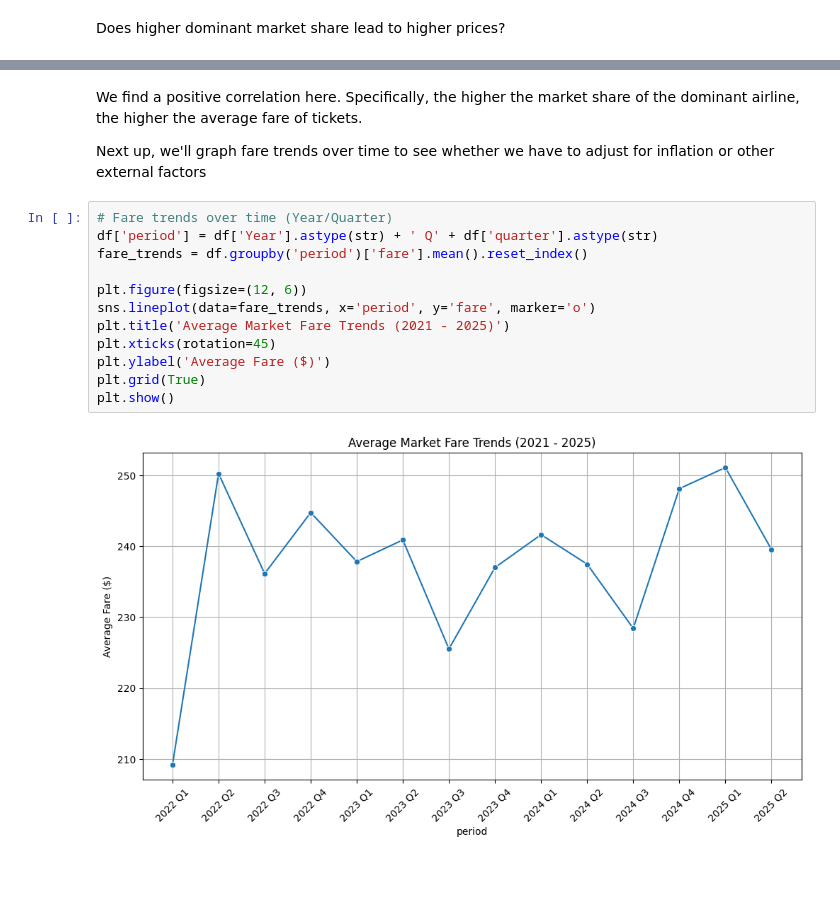
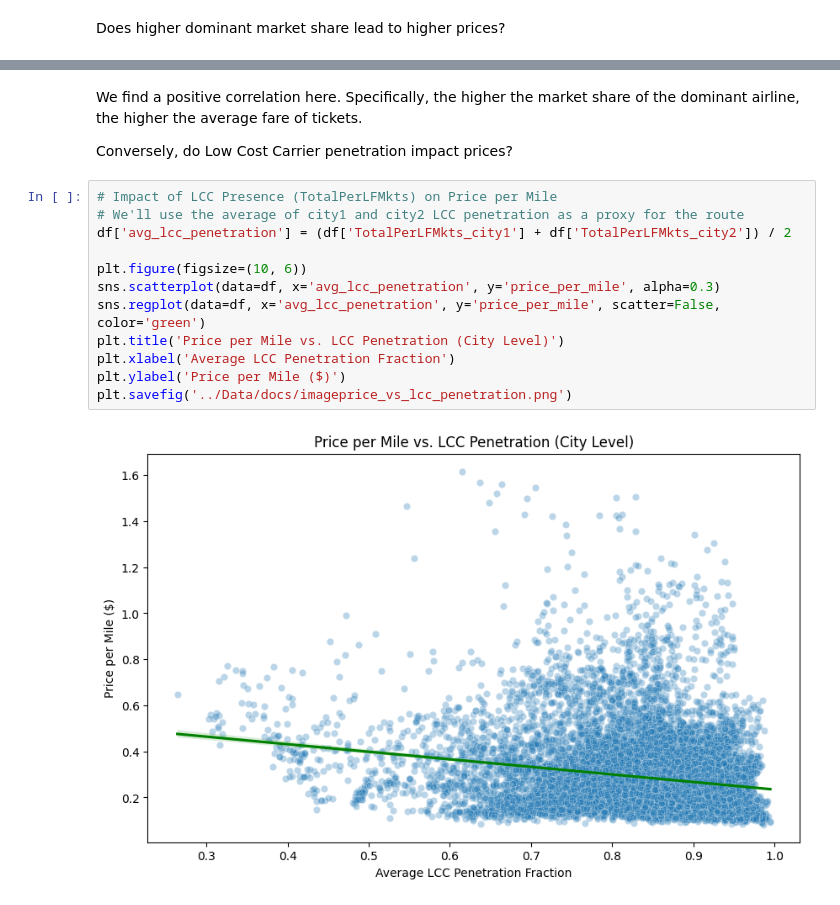
Before and after one commit to Gandalfthegloom/sdss_2026, a Jupyter notebook: scripts/00_EDA.ipynb, the cells around one changed output, grey strips where cells are left out. Cells and saved outputs as stored; diff of their text form; blank space fills up the shorter version.

Commit message:
output EDA images

```diff
--- a/scripts/00_EDA.ipynb
+++ b/scripts/00_EDA.ipynb
@@ -66,18 +86,18 @@ max          1.616512      1.000000
 # %% [markdown]
 We find a positive correlation here. Specifically, the higher the market share of the dominant airline, the higher the average fare of tickets.
 
-Next up, we'll graph fare trends over time to see whether we have to adjust for inflation or other external factors
+Conversely, do Low Cost Carrier penetration impact prices?
-# %%
-# Fare trends over time (Year/Quarter)
-df['period'] = df['Year'].astype(str) + ' Q' + df['quarter'].astype(str)
-fare_trends = df.groupby('period')['fare'].mean().reset_index()
-
-plt.figure(figsize=(12, 6))
-sns.lineplot(data=fare_trends, x='period', y='fare', marker='o')
-plt.title('Average Market Fare Trends (2021 - 2025)')
-plt.xticks(rotation=45)
-plt.ylabel('Average Fare ($)')
-plt.grid(True)
-plt.show()
-# %% [output]
-[figure, removed]
+# %%
+# Impact of LCC Presence (TotalPerLFMkts) on Price per Mile
+# We'll use the average of city1 and city2 LCC penetration as a proxy for the route
+df['avg_lcc_penetration'] = (df['TotalPerLFMkts_city1'] + df['TotalPerLFMkts_city2']) / 2
+
+plt.figure(figsize=(10, 6))
+sns.scatterplot(data=df, x='avg_lcc_penetration', y='price_per_mile', alpha=0.3)
+sns.regplot(data=df, x='avg_lcc_penetration', y='price_per_mile', scatter=False, color='green')
+plt.title('Price per Mile vs. LCC Penetration (City Level)')
+plt.xlabel('Average LCC Penetration Fraction')
+plt.ylabel('Price per Mile ($)')
+plt.savefig('../Data/docs/imageprice_vs_lcc_penetration.png')
+# %% [output]
+[figure, added]
```
Also changed, not shown: parts of 8 cells of this notebook, 4 other files.
